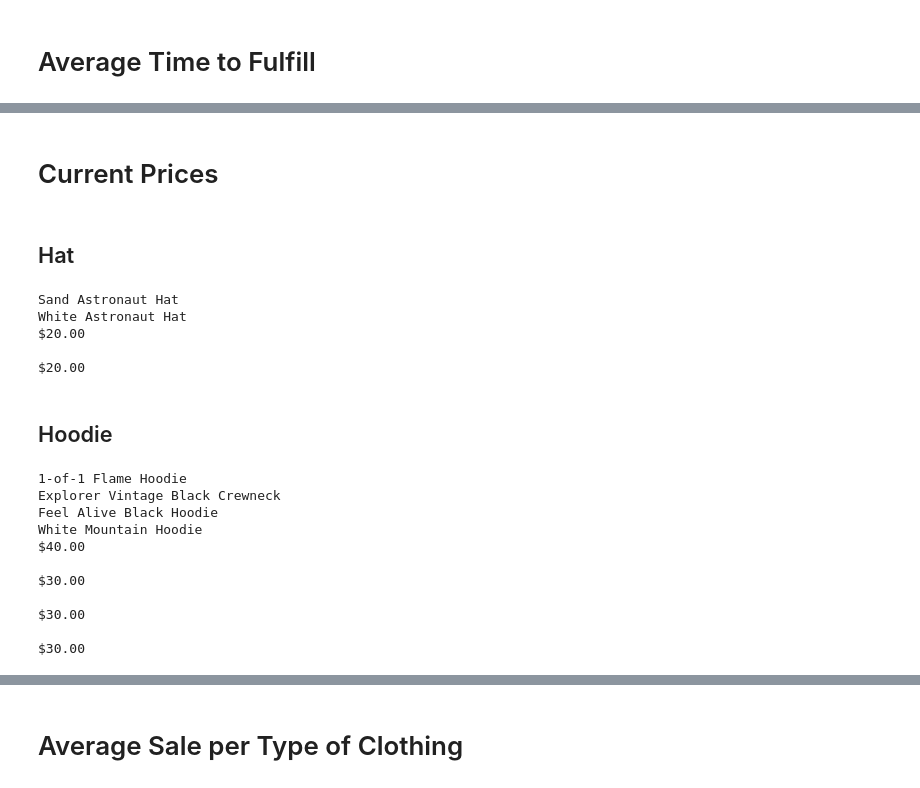
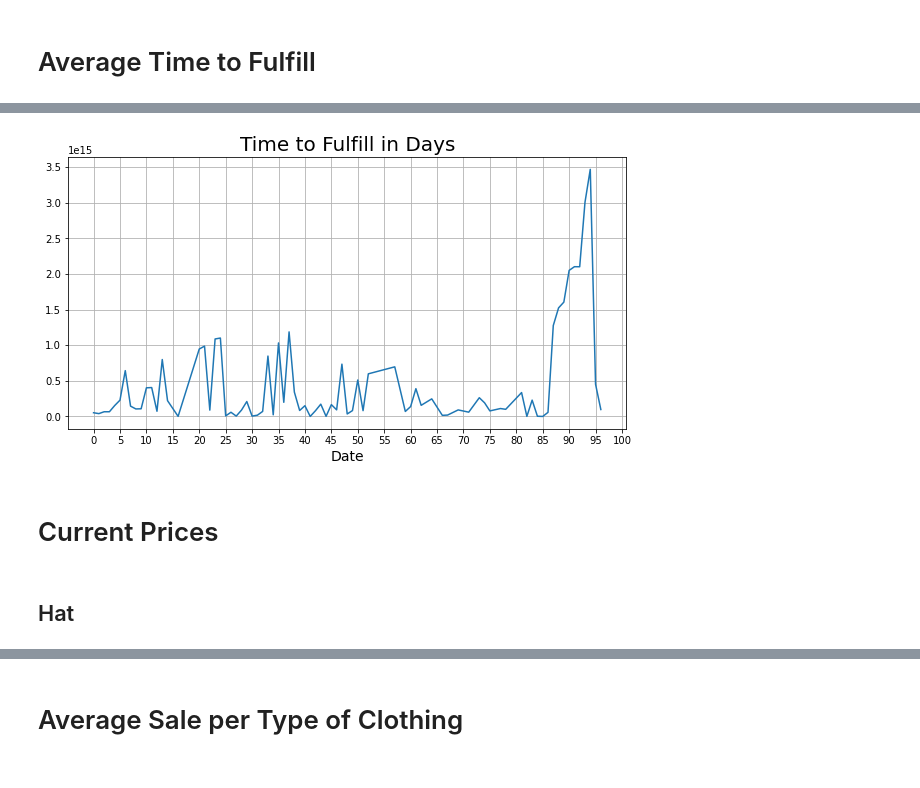
Before and after one commit to ethompson17/Explorer_Analytics, a Jupyter notebook: Explorer Analytics.ipynb, the cells around one changed output, grey strips where cells are left out. Drawn from its saved outputs; the diff is of its cells as text; code cells hidden in the pictures.

```diff
--- a/Explorer Analytics.ipynb
+++ b/Explorer Analytics.ipynb
@@ -184,7 +167,5 @@ newdf['timetofulfill'] = ((newdf['Fulfilled at']) - (newdf['Created at']))
 
 timetofulfill = newdf['timetofulfill'].dropna()
 
-timetofulfill.reset_index(drop = True, inplace = True)
-
-plt.hist(timetofulfill)
+timetofulfill.describe()
 # %% [output]
@@ -193,55 +181,16 @@ TypeError: The DTypes <class 'numpy.dtype[float64]'> and <class 'numpy.dtype[tim
-# %% [markdown]
-# Current Prices
-# %% [markdown]
-## Hat
-# %%
-from bs4 import BeautifulSoup
-import requests
-
-url = 'https://explorerclothing.shop/collections/spring-collection'
-page = requests.get(url)
-soup = BeautifulSoup(page.content, 'html.parser')
-itemname = soup.find_all('div', class_ = 'h4 grid-view-item__title product-card__title')
-prices = soup.find_all('span', class_ = 'price-item price-item--regular')
-
-for name in itemname:
-    print(name.text)
-
-for price in prices:
-  print(price.text)
-# %% [output]
-Sand Astronaut Hat
-White Astronaut Hat
-$20.00
-
-$20.00
-# %% [markdown]
-## Hoodie
-# %%
-from bs4 import BeautifulSoup
-import requests
-
-url = 'https://explorerclothing.shop/collections/hoodies'
-page = requests.get(url)
-soup = BeautifulSoup(page.content, 'html.parser')
-itemname = soup.find_all('div', class_ = 'h4 grid-view-item__title product-card__title')
-prices = soup.find_all('span', class_ = 'price-item price-item--regular')
-
-for name in itemname:
-    print(name.text)
-
-
-for price in prices:
-  print(price.text)
-# %% [output]
-1-of-1 Flame Hoodie
-Explorer Vintage Black Crewneck
-Feel Alive Black Hoodie
-White Mountain Hoodie
-$40.00
-
-$30.00
-
-$30.00
-
-$30.00
+# %%
+fulfilledat = newdf['Fulfilled at'].dropna()
+days = timetofulfill
+
+plt.figure(figsize = (10,5))
+plt.plot(timetofulfill)
+plt.xticks(np.arange(0, 101, 5))
+plt.xlabel('Date', size = 14)
+plt.title('Time to Fulfill in Days', size = 20)
+plt.grid()
+# %% [output]
+[figure, added]
+# %% [markdown]
+# Current Prices
+# %% [markdown]
+## Hat
```
Also changed, not shown: parts of 13 cells of this notebook.
